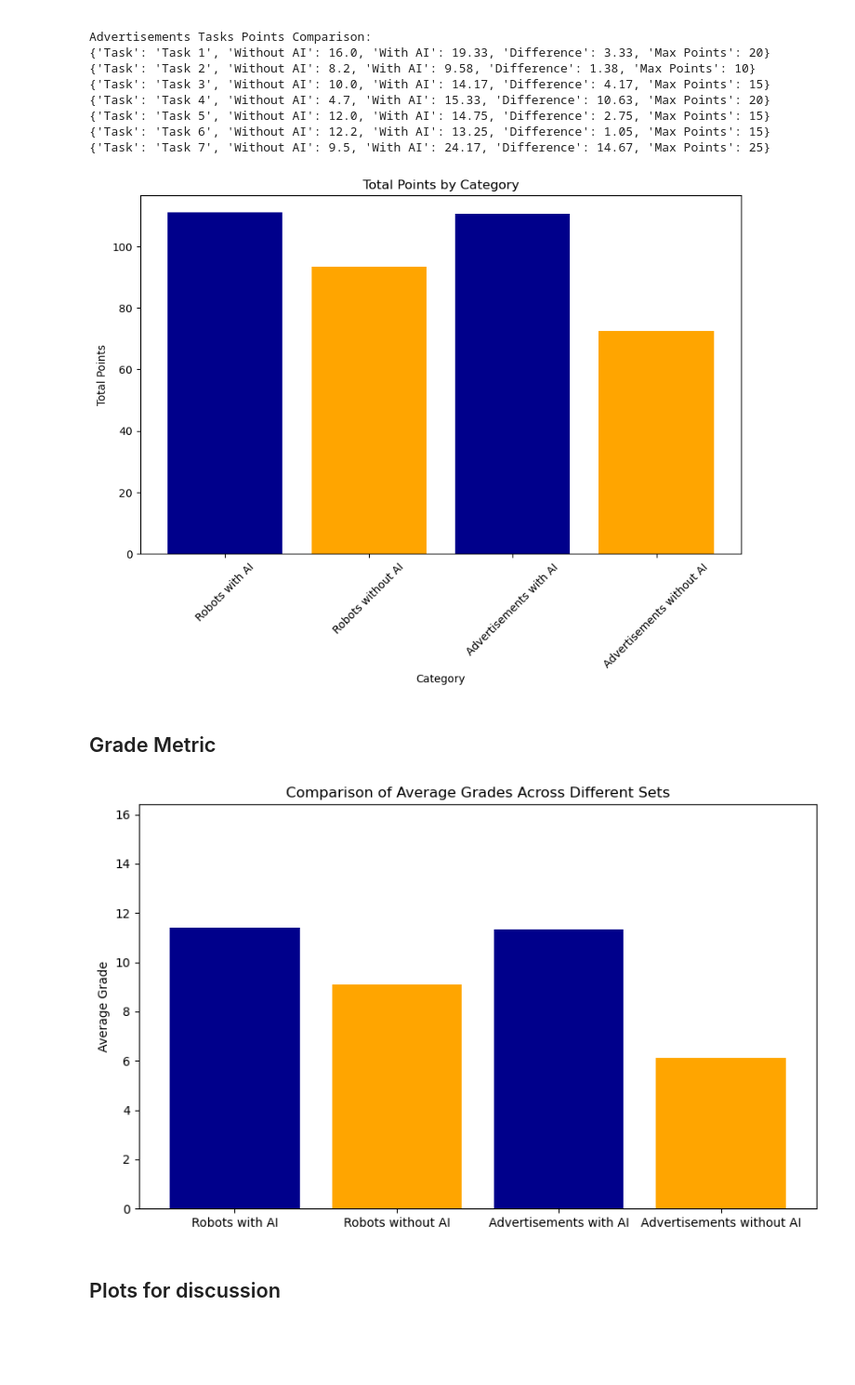
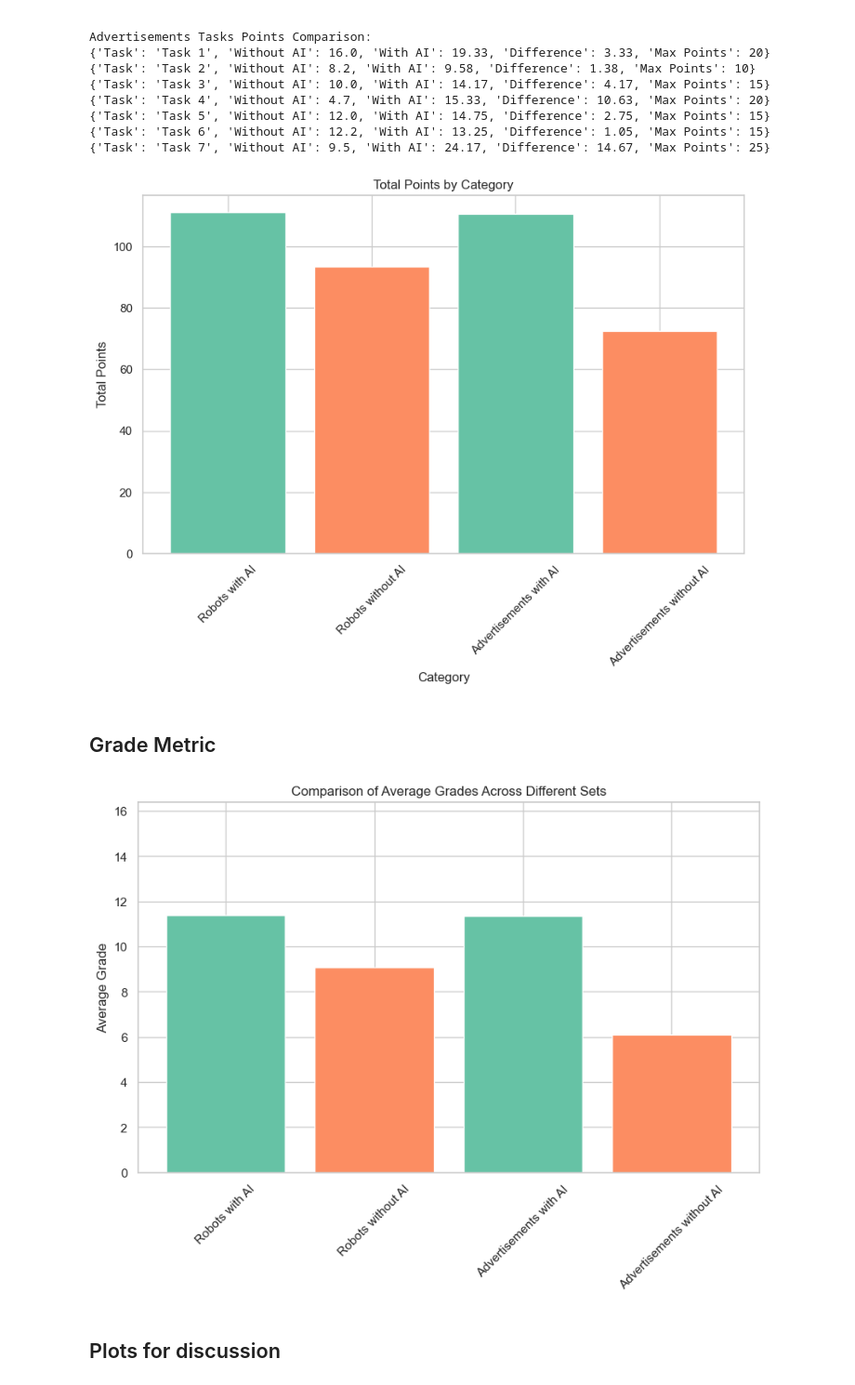
Before and after one commit to cseetreview/review_project, a Jupyter notebook: Notebook.ipynb, the cells around one changed output. Shown at 93% size. Drawn from its saved outputs; the diff is of its cells as text; code cells hidden in the pictures; blank space fills up the shorter version.

Commit message:
colors for plots

```diff
--- a/Notebook.ipynb
+++ b/Notebook.ipynb
@@ -84,4 +85,7 @@ plt.show()
 # %%
+# Set the color palette to 'Set2'
+sns.set_palette("Set2")
+
 # Function to calculate average time spent per task
 def calculate_average_time(task_series):
     total_time = 0
@@ -100,7 +104,7 @@ def calculate_average_time(task_series):
         return np.nan  # Avoid division by zero
     return total_time / count / 60  # Convert to minutes
 
-# Apply the function to calculate average time spent per task for both sets, making sure to only use the columns for Tasks 1-7 for advertisements
+# Apply the function to calculate average time spent per task for both sets
 avg_time_with_ai_robots = data[(data['With AI'] == 'Yes') & (data['Exam Set'] == 'Robots')].iloc[:, 3:12].apply(calculate_average_time, axis=0)
 avg_time_without_ai_robots = data[(data['With AI'] == 'No') & (data['Exam Set'] == 'Robots')].iloc[:, 3:12].apply(calculate_average_time, axis=0)
 
@@ -113,8 +117,8 @@ task_names_ads = [f'Task {i}' for i in range(1, 8)]  # Only tasks 1-7
 
 # Plot for Robots
 plt.figure(figsize=(10, 6))
-plt.bar([i - 0.2 for i in range(1, 10)], avg_time_with_ai_robots, width=0.4, color='darkblue', label='With AI')
-plt.bar([i + 0.2 for i in range(1, 10)], avg_time_without_ai_robots, width=0.4, color='orange', label='Without AI')
+plt.bar([i - 0.2 for i in range(1, 10)], avg_time_with_ai_robots, width=0.4, label='With AI')
+plt.bar([i + 0.2 for i in range(1, 10)], avg_time_without_ai_robots, width=0.4, label='Without AI')
 plt.xlabel('Task')
 plt.ylabel('Average Time Spent (Minutes)')
 plt.title('Comparison of Average Time Spent on Each Task (Robots)')
@@ -124,8 +128,8 @@ plt.show()
 
 # Plot for Advertisements
 plt.figure(figsize=(10, 6))
-plt.bar([i - 0.2 for i in range(1, 8)], avg_time_with_ai_ads, width=0.4, color='darkblue', label='With AI')
-plt.bar([i + 0.2 for i in range(1, 8)], avg_time_without_ai_ads, width=0.4, color='orange', label='Without AI')
+plt.bar([i - 0.2 for i in range(1, 8)], avg_time_with_ai_ads, width=0.4, label='With AI')
+plt.bar([i + 0.2 for i in range(1, 8)], avg_time_without_ai_ads, width=0.4, label='Without AI')
 plt.xlabel('Task')
 plt.ylabel('Average Time Spent (Minutes)')
 plt.title('Comparison of Average Time Spent on Each Task (Advertisements)')
@@ -213,6 +215,9 @@ plt.show()
 # %% [markdown]
 ## Prompt metric
 # %%
+# Set the color palette to 'Set2'
+sns.set_palette("Set2")
+
 # Define a function to calculate total prompt count
 def calculate_total_prompt(row):
     total_prompt = 0
@@ -235,7 +240,7 @@ data_filtered = data[data['With AI'].isin(['Yes', 'No'])]
 
 # Create box plots for prompt count for exams with AI
 plt.figure(figsize=(10, 6))
-sns.boxplot(x='Exam Set', y='Total_Prompt_Count', data=data_with_ai, color='darkblue')  # Set color directly
+sns.boxplot(x='Exam Set', y='Total_Prompt_Count', data=data_with_ai, palette='Set2')  # Use Set2 palette
 plt.title('Box plot of Prompt Count by Exam Set (With AI only)')
 plt.xlabel('Exam Set')
 plt.ylabel('Total Prompt Count')
@@ -365,6 +370,10 @@ Advertisements Tasks Points Comparison:
 {'Task': 'Task 6', 'Without AI': 12.2, 'With AI': 13.25, 'Difference': 1.05, 'Max Points': 15}
 {'Task': 'Task 7', 'Without AI': 9.5, 'With AI': 24.17, 'Difference': 14.67, 'Max Points': 25}
 # %%
+# Set the color palette to 'Set2'
+sns.set_palette("Set2")
+colors = sns.color_palette("Set2")[0:2]  # Select the first two colors from the Set2 palette
+
 # Calculate average points for each category
 robots_with_ai_avg_points = data[(data['With AI'] == 'Yes') & (data['Exam Set'] == 'Robots')]['Total Points'].mean()
 robots_without_ai_avg_points = data[(data['With AI'] == 'No') & (data['Exam Set'] == 'Robots')]['Total Points'].mean()
@@ -386,41 +395,50 @@ categories = [
     'Advertisements without AI'
 ]
 
+# Assign colors specifically to 'With AI' and 'Without AI'
+category_colors = [colors[0] if 'with AI' in cat else colors[1] for cat in categories]  # 'With AI' gets one color, 'Without AI' gets another
+
 # Plotting the total points by category
 plt.figure(figsize=(10, 6))
-colors = ['darkblue', 'orange', 'darkblue', 'orange']  # Consistent color scheme
-plt.bar(categories, totals, color=colors)
+plt.bar(categories, totals, color=category_colors)
 plt.xlabel('Category')
 plt.ylabel('Total Points')
 plt.title('Total Points by Category')
 plt.xticks(rotation=45)
 plt.show()
 # %% [output]
-[figure, old version]
+[figure, new version]
 # %% [markdown]
 ## Grade Metric
 # %%
+# Set the color palette to 'Set2'
+sns.set_palette("Set2")
+colors = sns.color_palette("Set2")[0:2]  # Select the first two colors from the Set2 palette
+
 # Calculating average grades
 avg_grade_with_ai_robots = data_with_ai_robots['Grade'].mean()
 avg_grade_without_ai_robots = data_without_ai_robots['Grade'].mean()
 avg_grade_with_ai_ads = data_with_ai_ads['Grade'].mean()
 avg_grade_without_ai_ads = data_without_ai_ads['Grade'].mean()
 
 # Preparing data for plotting
 categories = ['Robots with AI', 'Robots without AI', 'Advertisements with AI', 'Advertisements without AI']
 average_grades = [avg_grade_with_ai_robots, avg_grade_without_ai_robots, avg_grade_with_ai_ads, avg_grade_without_ai_ads]
 
+# Assign colors specifically to 'With AI' and 'Without AI'
+category_colors = [colors[0] if 'with AI' in cat else colors[1] for cat in categories]  # 'With AI' gets one color, 'Without AI' gets another
+
 # Plotting
 fig, ax = plt.subplots(figsize=(10, 6))
-colors = ['darkblue', 'orange', 'darkblue', 'orange']
-bars = ax.bar(categories, average_grades, color=colors)
+bars = ax.bar(categories, average_grades, color=category_colors)
 ax.set_ylabel('Average Grade')
 ax.set_title('Comparison of Average Grades Across Different Sets')
 ax.set_ylim(0, max(average_grades) + 5)  # Adjust y-limit for better visualization
 
+plt.xticks(rotation=45)  # Rotate category labels for better readability
 plt.show()
 # %% [output]
-[figure, old version]
+[figure, new version]
 # %% [markdown]
 ## Plots for discussion
 # %% [markdown]
```
Also changed, not shown: parts of 32 cells of this notebook.
